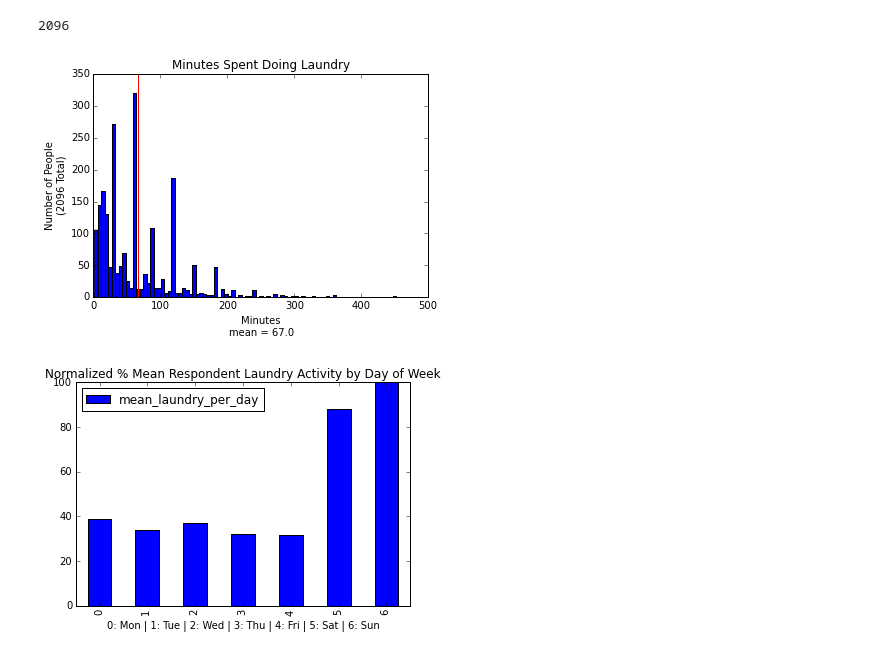
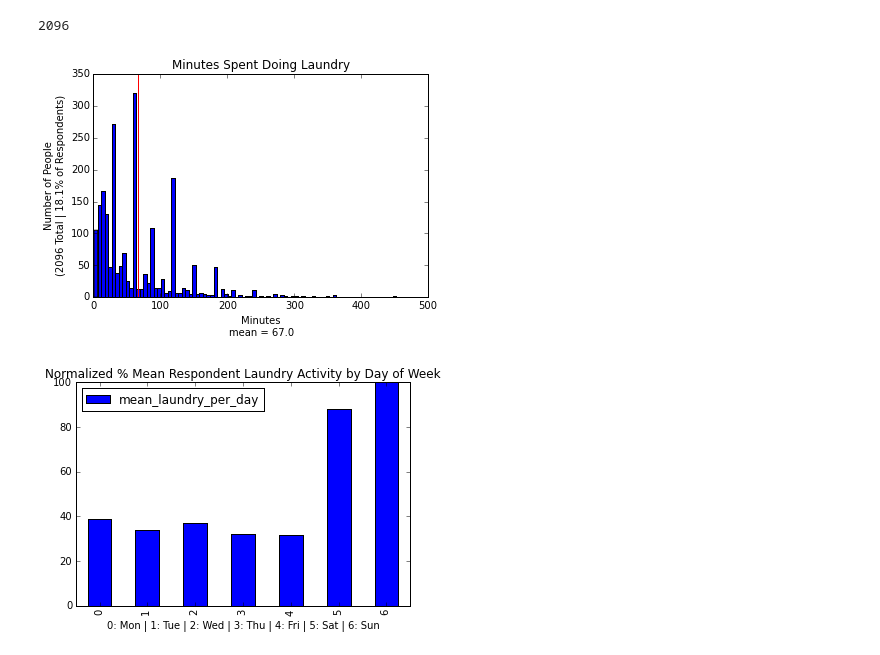
Before and after one commit to ahartz1/atus-analysis, a Jupyter notebook: atus-analysis.ipynb, the cells around one changed output. Saved outputs shown, nothing was run; the diff lists cells and outputs as text; code cells hidden in the pictures.

```diff
--- a/atus-analysis.ipynb
+++ b/atus-analysis.ipynb
@@ -137,13 +140,14 @@ len(laundry['TUCASEID'].unique())
 # %%
 laundry['t020102'].plot(kind='hist', bins=90,
                         title='Minutes Spent Doing Laundry')
 plt.xlabel('Minutes\nmean = {:.1f}'.format(laundry_mean))
-plt.ylabel('Number of People\n({} Total)'.format(len(laundry)))
+plt.ylabel('Number of People\n({} Total | {:.1f}% of Respondents)'.format(len(laundry),
+                                                                          (len(laundry)*100/len(summary))))
 ymin, ymax = plt.ylim()
 plt.vlines(laundry_mean, 0, ymax, color='red')
 plt.show()
 # %% [output]
-[figure, old version]
+[figure, new version]
 # %%
 laundry_dow = pd.merge(resp[['TUCASEID', 'TUDIARYDATE']], laundry)
 laundry_dow.index = laundry_dow['TUDIARYDATE']
```
Also changed, not shown: parts of 21 cells of this notebook.
